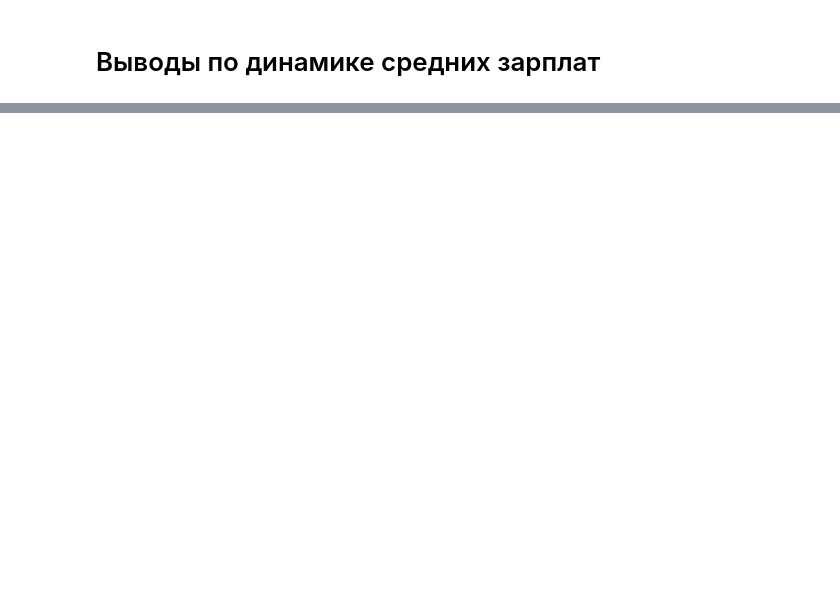
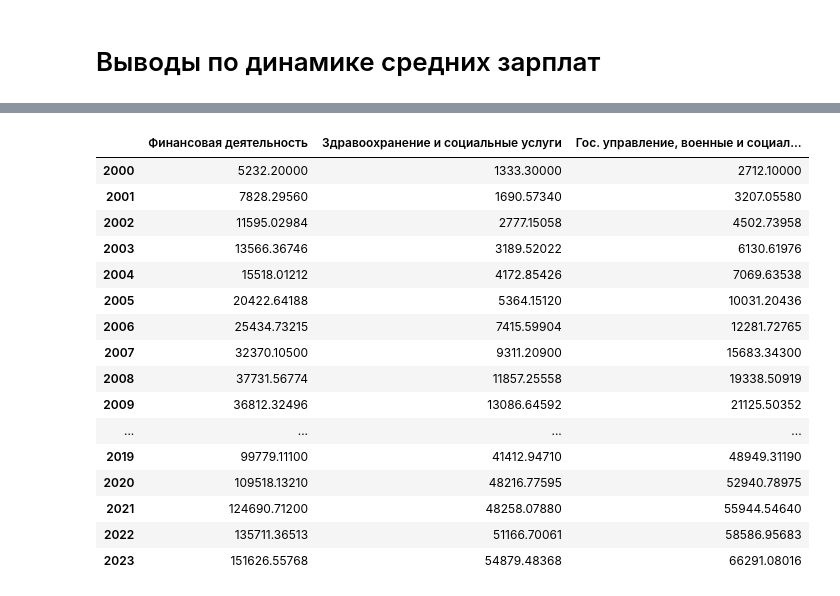
Before and after one commit to yegerless/salary_analysis, a Jupyter notebook: primary_analysis.ipynb, the cells around one changed output, grey strips where cells are left out. Cells and saved outputs as stored; diff of their text form; code cells hidden in the pictures; blank space fills up the shorter version.

```diff
--- a/primary_analysis.ipynb
+++ b/primary_analysis.ipynb
@@ -84,0 +155,28 @@ salary_fig.show()
+# %%
+# Расчет реальной средней заработной платы в деньгах 2000 года
+
+df_real_salary = df_salary.copy()
+for col in df_real_salary.columns:
+    for i in df_real_salary.index.values.tolist():
+        if i == 2000: continue
+        df_real_salary.at[i, col] = df_salary[col].loc[i - 1] * df_salary_delta[col].loc[i]
+
+df_real_salary
+# %% [output]
+|  | Финансовая деятельность | Здравоохранение и социальные услуги | Гос. управление, военные и социал... |
+| 2000 | 5232.20000 | 1333.30000 | 2712.10000 |
+| 2001 | 7828.29560 | 1690.57340 | 3207.05580 |
+| 2002 | 11595.02984 | 2777.15058 | 4502.73958 |
+| 2003 | 13566.36746 | 3189.52022 | 6130.61976 |
+| 2004 | 15518.01212 | 4172.85426 | 7069.63538 |
+| 2005 | 20422.64188 | 5364.15120 | 10031.20436 |
+| 2006 | 25434.73215 | 7415.59904 | 12281.72765 |
+| 2007 | 32370.10500 | 9311.20900 | 15683.34300 |
+| 2008 | 37731.56774 | 11857.25558 | 19338.50919 |
+| 2009 | 36812.32496 | 13086.64592 | 21125.50352 |
+| ... | ... | ... | ... |
+| 2019 | 99779.11100 | 41412.94710 | 48949.31190 |
+| 2020 | 109518.13210 | 48216.77595 | 52940.78975 |
+| 2021 | 124690.71200 | 48258.07880 | 55944.54640 |
+| 2022 | 135711.36513 | 51166.70061 | 58586.95683 |
+| 2023 | 151626.55768 | 54879.48368 | 66291.08016 |
```
Also changed, not shown: parts of 10 cells of this notebook.
